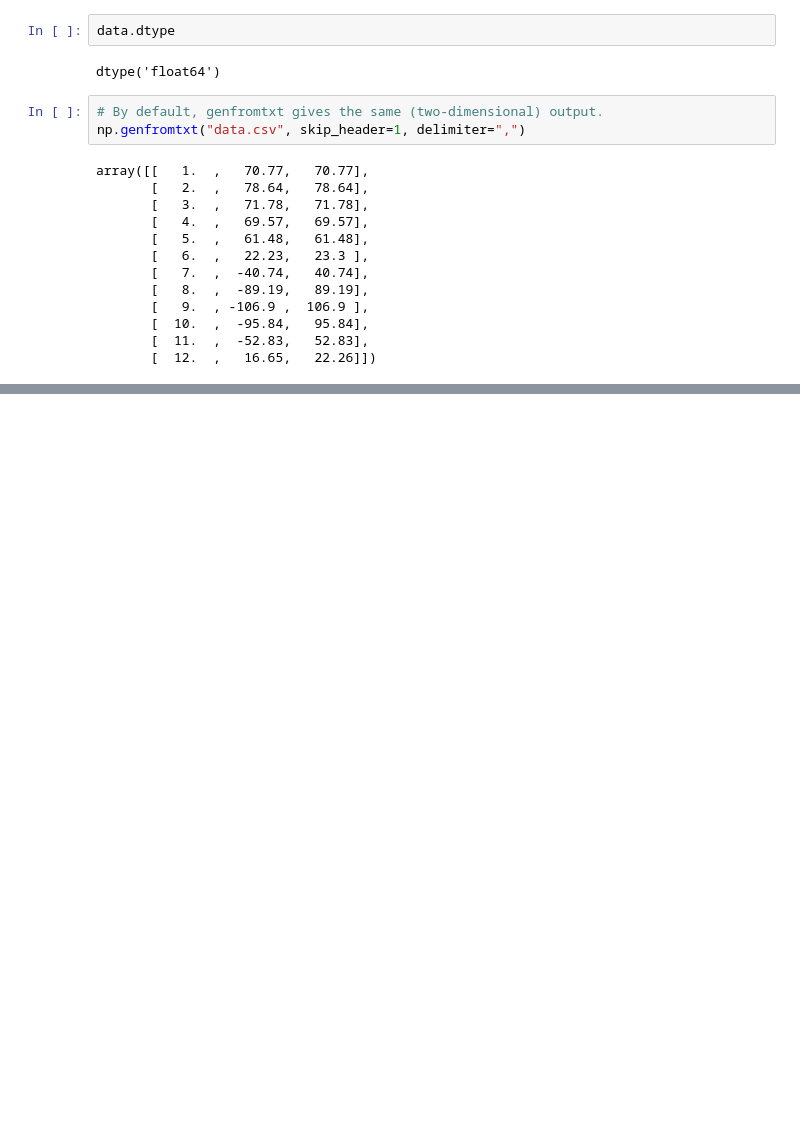
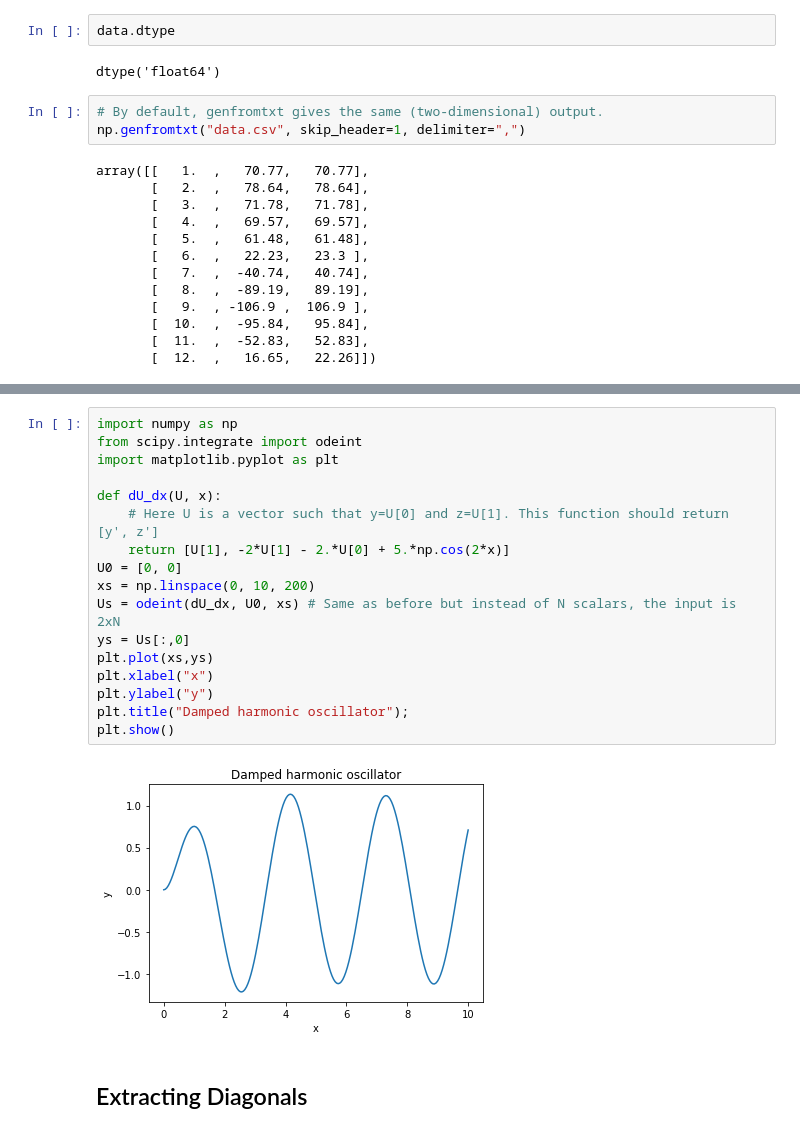
Before and after one commit to benelson/crd-2017-numpy-workshop, a Jupyter notebook: CRD NumPy Workshop.ipynb, the cells around one changed output, grey strips where cells are left out. Drawn from its saved outputs; the diff is of its cells as text; blank space fills up the shorter version.

```diff
--- a/CRD NumPy Workshop.ipynb
+++ b/CRD NumPy Workshop.ipynb
@@ -550,0 +853,21 @@ array([( 1,   70.77,   70.77), ( 2,   78.64,   78.64),
+# %%
+import numpy as np
+from scipy.integrate import odeint
+import matplotlib.pyplot as plt
+
+def dU_dx(U, x):
+    # Here U is a vector such that y=U[0] and z=U[1]. This function should return [y', z']
+    return [U[1], -2*U[1] - 2.*U[0] + 5.*np.cos(2*x)]
+U0 = [0, 0]
+xs = np.linspace(0, 10, 200)
+Us = odeint(dU_dx, U0, xs) # Same as before but instead of N scalars, the input is 2xN
+ys = Us[:,0]
+plt.plot(xs,ys)
+plt.xlabel("x")
+plt.ylabel("y")
+plt.title("Damped harmonic oscillator");
+plt.show()
+# %% [output]
+[figure, added]
+# %% [markdown]
+## Extracting Diagonals
```
Also changed, not shown: parts of 40 cells of this notebook.
